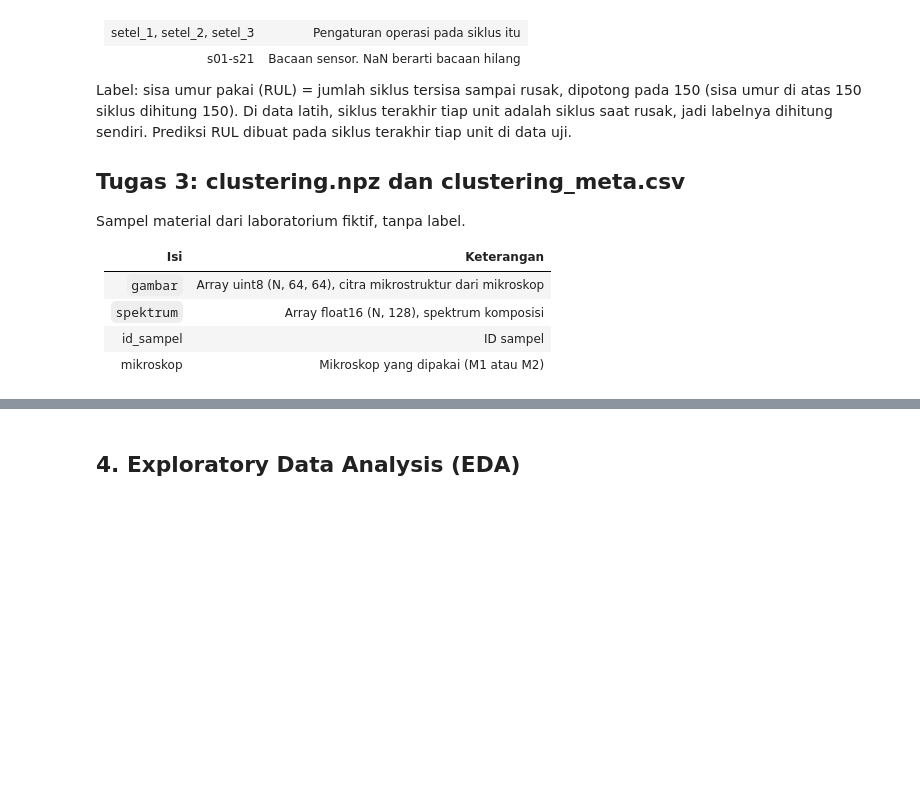
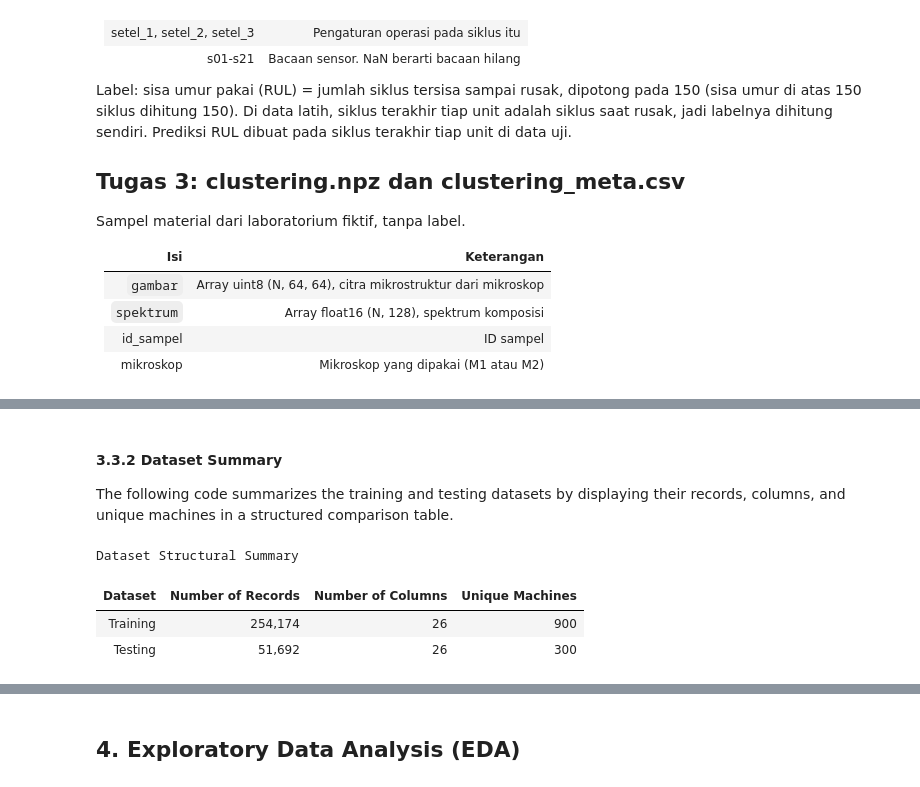
Before and after one commit to kinanpta/Deep-Learning-Midterm-Group-6, a Jupyter notebook: kode/task2_regression.ipynb, the cells around one changed output, grey strips where cells are left out. Drawn from its saved outputs; the diff is of its cells as text; code cells hidden in the pictures; blank space fills up the shorter version.

```diff
--- a/kode/task2_regression.ipynb
+++ b/kode/task2_regression.ipynb
@@ -289,0 +301,56 @@ Missing testing columns: []
+# %% [markdown]
+#### 3.3.2 Dataset Summary
+
+The following code summarizes the training and testing datasets by displaying their records, columns, and unique machines in a structured comparison table.
+# %%
+dataset_summary = pd.DataFrame([
+    {
+        "Dataset": "Training",
+        "Number of Records": len(train),
+        "Number of Columns": len(train.columns),
+        "Unique Machines": train["id_unit"].nunique()
+    },
+    {
+        "Dataset": "Testing",
+        "Number of Records": len(test),
+        "Number of Columns": len(test.columns),
+        "Unique Machines": test["id_unit"].nunique()
+    }
+])
+
+display(
+    dataset_summary.style
+    .format({
+        "Number of Records": "{:,}",
+        "Number of Columns": "{:,}",
+        "Unique Machines": "{:,}"
+    })
+    .set_caption(
+        "Dataset Structural Summary"
+    )
+    .set_table_styles([
+        {
+            "selector": "caption",
+            "props": [
+                ("text-align", "center"),
+                ("font-size", "14px"),
+                ("font-weight", "bold"),
+                ("caption-side", "top"),
+                ("padding-bottom", "8px")
+            ]
+        },
+        {
+            "selector": "th",
+            "props": [
+                ("text-align", "center")
+            ]
+        }
+    ])
+    .set_properties(**{"text-align": "center"})
+    .hide(axis="index")
+)
+# %% [output]
+Dataset Structural Summary
+| Dataset | Number of Records | Number of Columns | Unique Machines |
+| Training | 254,174 | 26 | 900 |
+| Testing | 51,692 | 26 | 300 |
```
Also changed, not shown: parts of 8 cells of this notebook.
